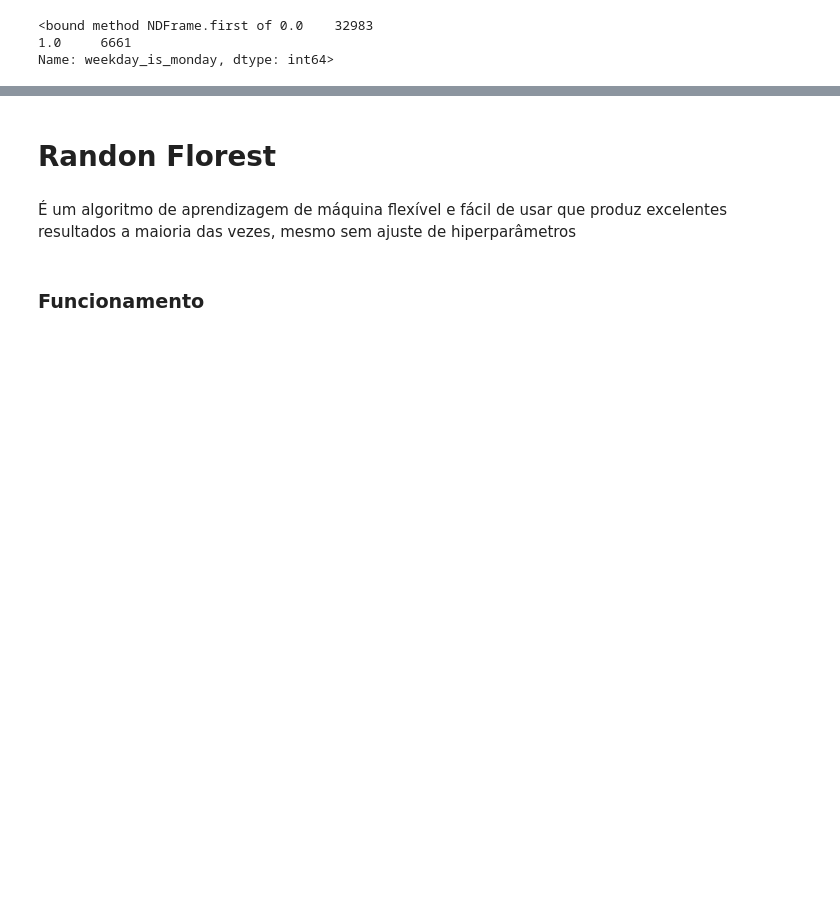
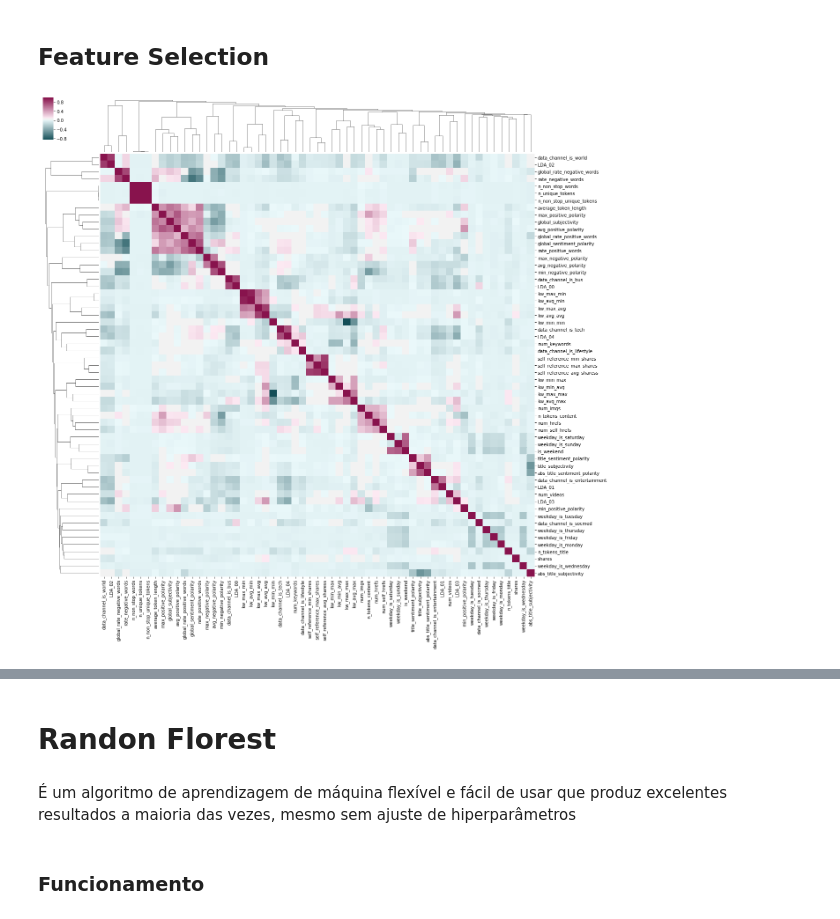
Before and after one commit to ednunes/machine-learning-projects, a Jupyter notebook: [regression]online_news_popularity/online_news_popularity.ipynb, the cells around one changed output, grey strips where cells are left out. Drawn from its saved outputs; the diff is of its cells as text; code cells hidden in the pictures; blank space fills up the shorter version.

```diff
--- a/[regression]online_news_popularity/online_news_popularity.ipynb
+++ b/[regression]online_news_popularity/online_news_popularity.ipynb
@@ -157,7 +115,11 @@ def get_data_statistics(dt):
-# %%
-a = df['weekday_is_monday'].value_counts()
-print(a.first)
-# %% [output]
-<bound method NDFrame.first of 0.0    32983
-1.0     6661
-Name: weekday_is_monday, dtype: int64>
+# %% [markdown]
+## Feature Selection
+# %%
+# Remove non-predictive atributes
+df.drop(['url', 'timedelta'], axis=1, inplace=True)
+# %%
+# Clustermap with correlations
+cmap = sns.diverging_palette(h_neg=210, h_pos=350, s=90, l=30, as_cmap=True, center="light")
+sns.clustermap(df.corr(), figsize=(20, 20), cmap=cmap);
+# %% [output]
+[figure, added]
```
Also changed, not shown: parts of 19 cells of this notebook.
